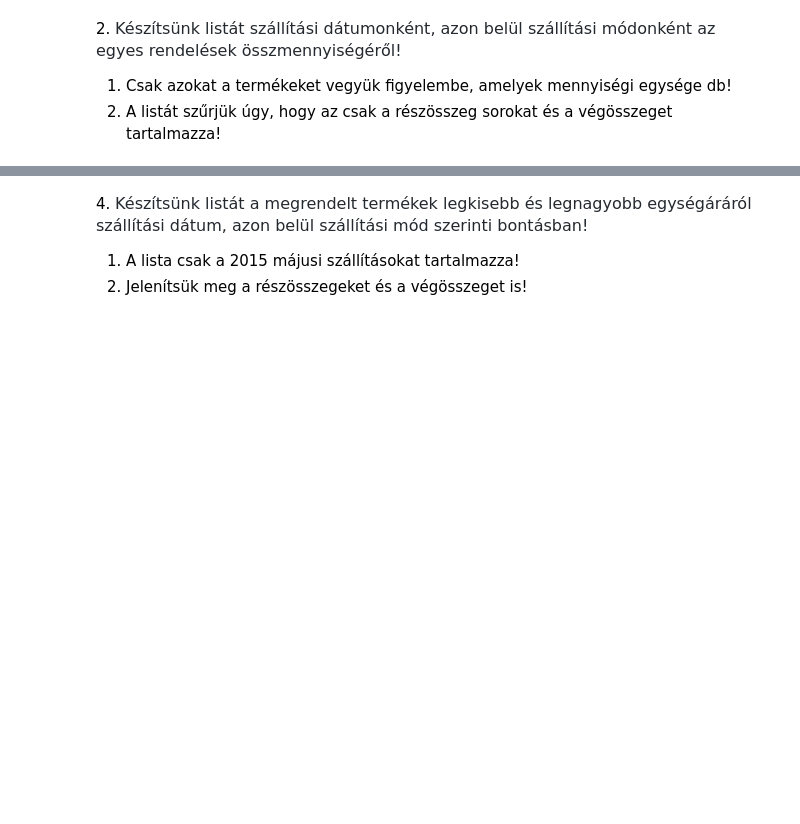
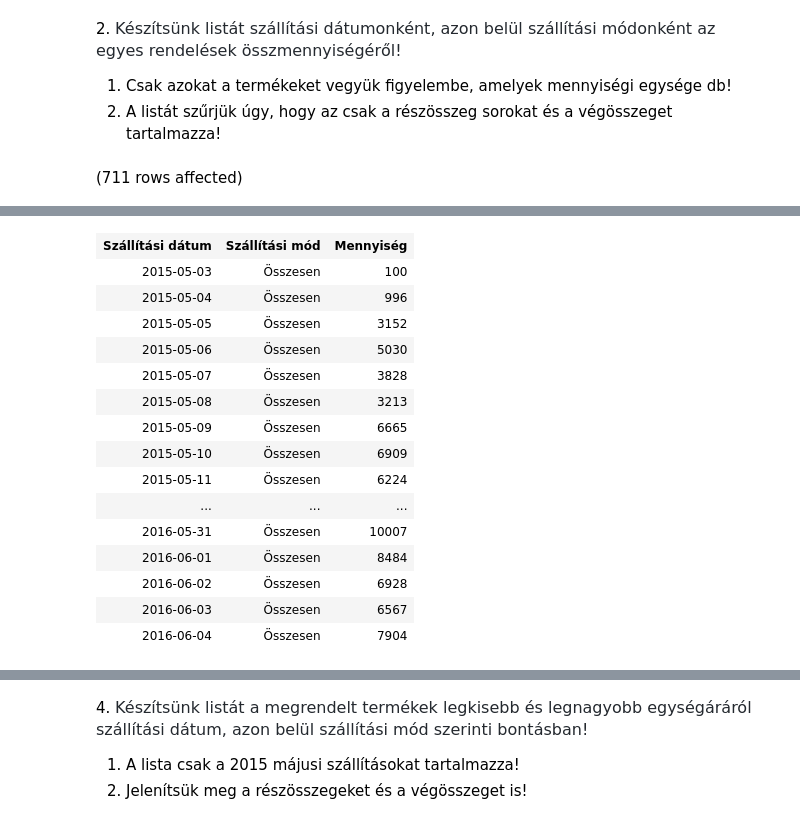
Before and after one commit to polini46corvinus/sql_gyak, a Jupyter notebook: 5ora.ipynb, the cells around one changed output, grey strips where cells are left out. Drawn from its saved outputs; the diff is of its cells as text; code cells hidden in the pictures; blank space fills up the shorter version.

````diff
--- a/5ora.ipynb
+++ b/5ora.ipynb
@@ -22,3 +22,18 @@ Total execution time: 00:00:00.011
 
 1. Csak azokat a termékeket vegyük figyelembe, amelyek mennyiségi egysége db!
 2. A listát szűrjük úgy, hogy az csak a részösszeg sorokat és a végösszeget tartalmazza!
+# %%
+select  iif(grouping_id(r.SZALL_DATUM)=1, 'Összesen', cast(r.SZALL_DATUM as nvarchar(15))) as 'Szállítási dátum',
+        iif(grouping_id(r.SZALL_MOD)=1, 'Összesen', r.SZALL_MOD)  as 'Szállítási mód',
+        sum(rt.MENNYISEG) as 'Mennyiség'
+
+from rendeles r
+join rendeles_tetel rt on r.sorszam = rt.sorszam
+join termek t on rt.TERMEKKOD = t.TERMEKKOD
+
+where t.MEGYS = 'db'
+
+group by rollup(r.SZALL_DATUM, r.SZALL_MOD)
+having r.SZALL_DATUM is null or r.SZALL_MOD is null
+# %% [output]
+(711 rows affected)
@@ -25,3 +41,19 @@ Total execution time: 00:00:00.011
+| Szállítási dátum | Szállítási mód | Mennyiség |
+| 2015-05-03 | Összesen | 100 |
+| 2015-05-04 | Összesen | 996 |
+| 2015-05-05 | Összesen | 3152 |
+| 2015-05-06 | Összesen | 5030 |
+| 2015-05-07 | Összesen | 3828 |
+| 2015-05-08 | Összesen | 3213 |
+| 2015-05-09 | Összesen | 6665 |
+| 2015-05-10 | Összesen | 6909 |
+| 2015-05-11 | Összesen | 6224 |
+| ... | ... | ... |
+| 2016-05-31 | Összesen | 10007 |
+| 2016-06-01 | Összesen | 8484 |
+| 2016-06-02 | Összesen | 6928 |
+| 2016-06-03 | Összesen | 6567 |
+| 2016-06-04 | Összesen | 7904 |
 # %% [markdown]
 ```
 3. Hány olyan ügyfél van, aki még nem rendelt semmit?
````
Also changed, not shown: parts of 1 cell of this notebook.
